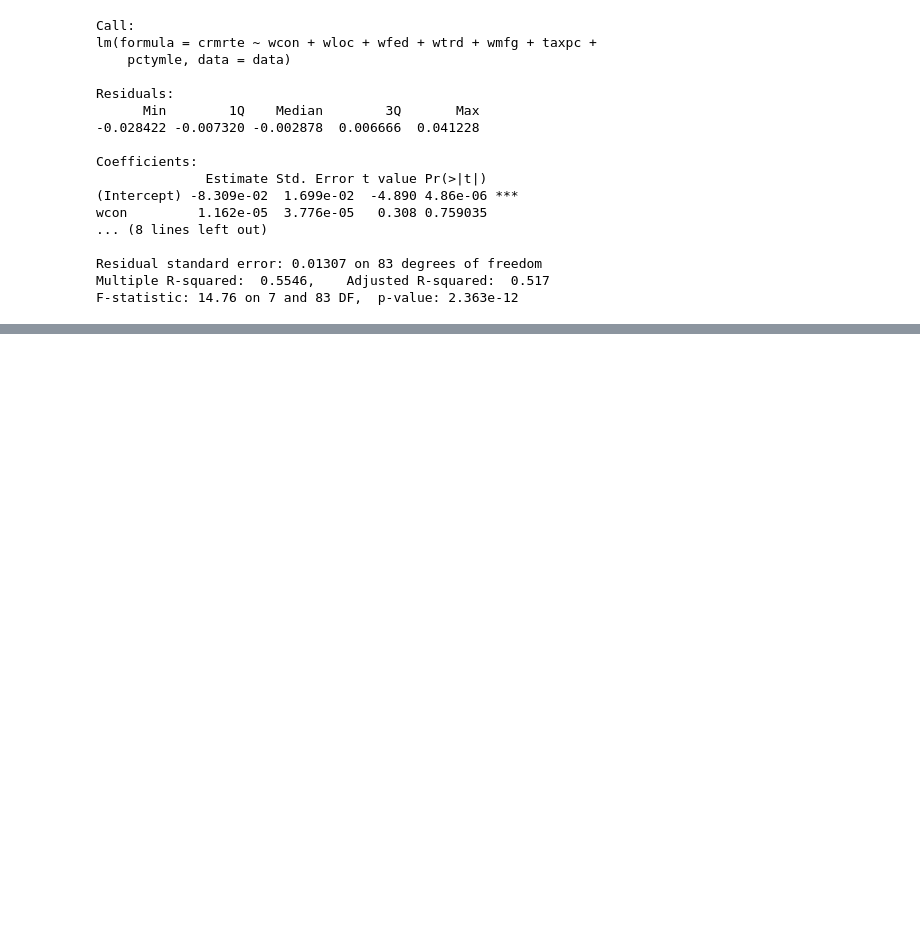
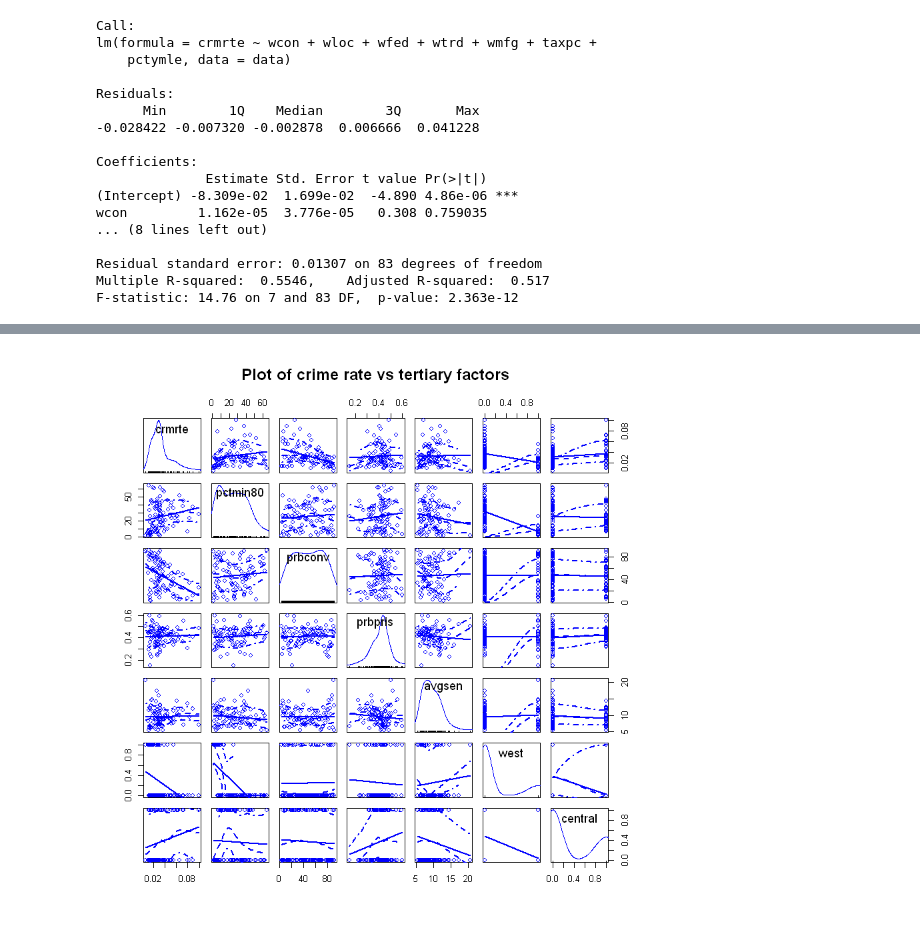
Before and after one commit to vbeohar/mids203_lab3, a Jupyter notebook: lab3_zw.ipynb, the cells around one changed output, grey strips where cells are left out. Cells and saved outputs as stored; diff of their text form; code cells hidden in the pictures; blank space fills up the shorter version.

Commit message:
added cormat for 3rd tertiary variables

```diff
--- a/lab3_zw.ipynb
+++ b/lab3_zw.ipynb
@@ -250,0 +244,7 @@ Note:                             *p<0.1; **p<0.05; ***p<0.01
+# %%
+install.packages("car")
+library(car)
+
+scatterplotMatrix(~crmrte + pctmin80 + prbconv + prbpris + prbconv + prbpris + avgsen + west + central, data=data,
+                   main="Plot of crime rate vs tertiary factors")
+# %% [output]
@@ -250,0 +256 @@ Note:                             *p<0.1; **p<0.05; ***p<0.01
+[figure, added]
```
Also changed, not shown: parts of 12 cells of this notebook.
